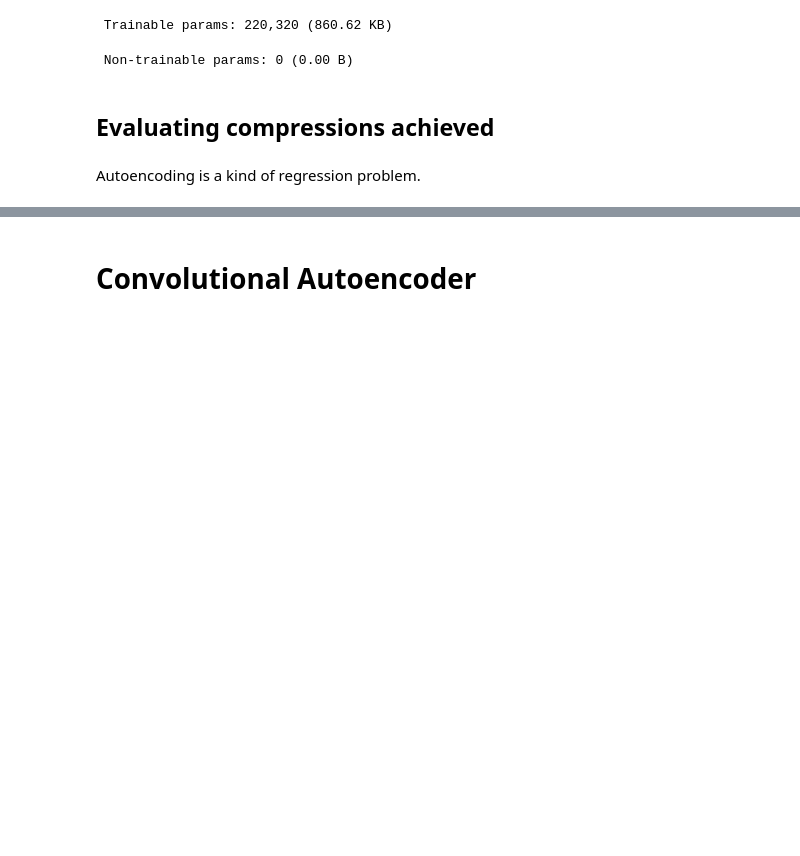
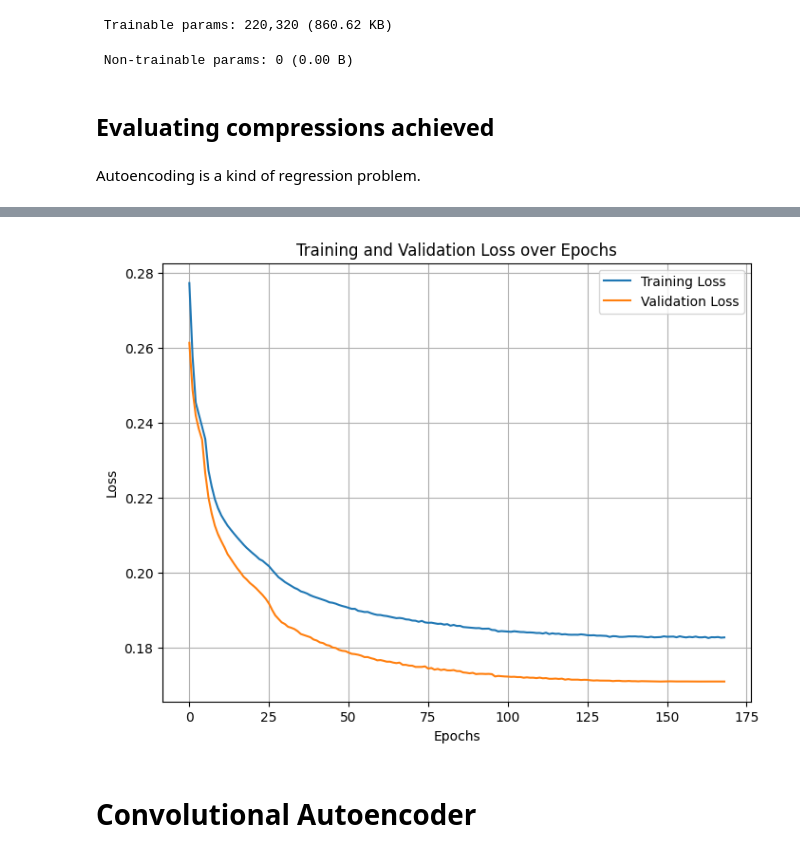
Before and after one commit to joseph-hellerstein/pixel_proficiency, a Jupyter notebook: notebooks/Pixel_Proficiency_4_self-supervised-autoencoders.ipynb, the cells around one changed output, grey strips where cells are left out. Saved outputs shown, nothing was run; the diff lists cells and outputs as text; code cells hidden in the pictures; blank space fills up the shorter version.

```diff
--- a/notebooks/Pixel_Proficiency_4_self-supervised-autoencoders.ipynb
+++ b/notebooks/Pixel_Proficiency_4_self-supervised-autoencoders.ipynb
@@ -521,2 +556,6 @@ Compression ration: 49.0
+# %%
+dae1.plotLoss()
+# %% [output]
+[figure, added]
 # %% [markdown]
 # Convolutional Autoencoder
```
Also changed, not shown: parts of 20 cells of this notebook, 13 other files.
